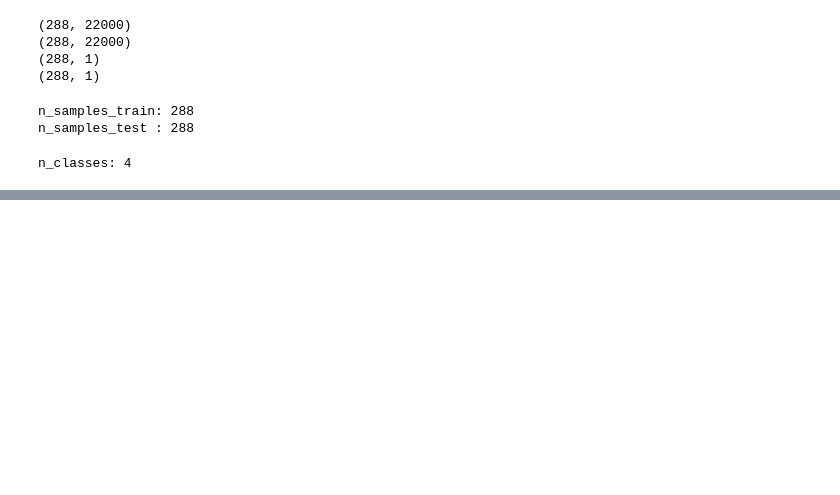
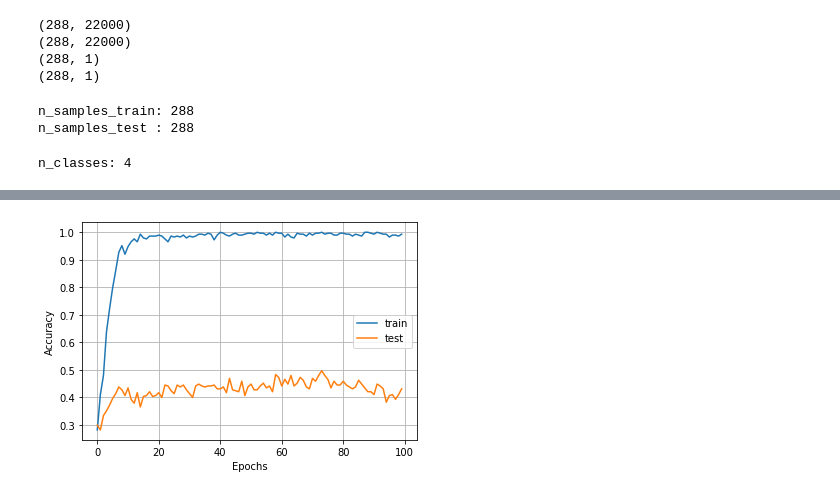
Before and after one commit to EdgarMoyete/Deep-Learning-BCI-IV-2a, a Jupyter notebook: RAW/CNN-1D.ipynb, the cells around one changed output, grey strips where cells are left out. Cells and saved outputs as stored; diff of their text form; code cells hidden in the pictures; blank space fills up the shorter version.

```diff
--- a/RAW/CNN-1D.ipynb
+++ b/RAW/CNN-1D.ipynb
@@ -13,8 +28,8 @@ from sklearn.metrics import cohen_kappa_score, confusion_matrix, classification_
 # %%
-x_train = pd.read_csv("MI-EEG-A01T.csv", header=None)
-x_test = pd.read_csv("MI-EEG-A01E.csv", header=None)
-y_train = pd.read_csv("EtiquetasA01T.csv", header=None)
-y_test = pd.read_csv("EtiquetasA01E.csv", header=None)
+x_train = pd.read_csv("/content/drive/My Drive/BCI-IV-2a/RAW/MI-EEG-A09T.csv", header=None)
+x_test = pd.read_csv("/content/drive/My Drive/BCI-IV-2a/RAW/MI-EEG-A09E.csv", header=None)
+y_train = pd.read_csv("/content/drive/My Drive/BCI-IV-2a/RAW/EtiquetasA09T.csv", header=None)
+y_test = pd.read_csv("/content/drive/My Drive/BCI-IV-2a/RAW/EtiquetasA09E.csv", header=None)
 # %%
 print(x_train.shape)
 print(x_test.shape)
@@ -52,8 +67,8 @@ y_train = le.transform(y_train)
 y_test = le.transform(y_test)
 # %%
 #convertir de 2D a 3D
-x_train = x_train.reshape((n_samples_train, 1000, 22))
-x_test = x_test.reshape((n_samples_test, 1000, 22))
+x_train = x_train.reshape((n_samples_train, 22, 1000))
+x_test = x_test.reshape((n_samples_test, 22, 1000))
 
 print(x_train.shape)
 print(x_test.shape)
@@ -72,0 +78,6 @@ model.add(Dense(n_classes, activation='softmax'))
+# %%
+x_train = np.transpose(x_train, (0,2,1))
+x_test = np.transpose(x_test, (0,2,1))
+
+print(x_train.shape)
+print(x_test.shape)
@@ -72,0 +87,65 @@ model.add(Dense(n_classes, activation='softmax'))
+# %%
+array_test_loss = []
+array_test_acc = []
+array_kappa = []
+array_precision = []
+array_recall = []
+array_f1 = []
+for i in range(10):
+    print("Iteration:", i+1);
+
+    model = Sequential()
+    model.add(Conv1D(16,7, activation='relu', input_shape=(1000,22)))
+    model.add(MaxPool1D(2))
+    model.add(Conv1D(32,7, activation='relu'))
+    model.add(MaxPool1D(2))
+    model.add(Flatten())
+    model.add(Dense(128, activation='relu'))
+    model.add(Dropout(0.5))
+    model.add(Dense(n_classes, activation='softmax'))
+
+    model.compile(optimizer='adam',
+              loss='sparse_categorical_crossentropy',
+              metrics=['accuracy'])
+    history = model.fit(x_train, y_train, epochs=100, batch_size=18, validation_data=(x_test, y_test), verbose=0)
+    test_loss, test_acc = model.evaluate(x_test, y_test)
+    array_test_loss.append(test_loss)
+    array_test_acc.append(test_acc)
+
+    probabilidades = model.predict(x_test)
+    y_pred = np.argmax(probabilidades, 1) #1=fila
+    kappa = cohen_kappa_score(y_test, y_pred)
+    print("kappa: ", kappa)
+    array_kappa.append(kappa)
+    matriz_confusion = confusion_matrix(y_test, y_pred)
+    print("confusion matrix:\n", matriz_confusion)
+    metricas = precision_recall_fscore_support(y_test, y_pred, average='macro')
+    print(metricas)
+    array_precision.append(metricas[0])
+    array_recall.append(metricas[1])
+    array_f1.append(metricas[2])
+
+    plt.plot(history.history['acc'])
+    plt.plot(history.history['val_acc'])
+    plt.grid()
+    plt.xlabel('Epochs')
+    plt.ylabel('Accuracy')
+    plt.legend(['train', 'test'])
+    plt.show()
+    plt.plot(history.history['loss'])
+    plt.plot(history.history['val_loss'])
+    plt.grid()
+    plt.xlabel('Epochs')
+    plt.ylabel('Cross-Entropy')
+    plt.legend(['train', 'test'])
+    plt.show()
+
+print()
+print("Resultados:")
+print("loss:", array_test_loss)
+print("accuracy:", array_test_acc)
+print("kappa:", array_kappa)
+print("precision:", array_precision)
+print("recall:", array_recall)
+print("f1:", array_f1)
+# %% [output]
@@ -72,0 +164 @@ model.add(Dense(n_classes, activation='softmax'))
+[figure, added]
```
Also changed, not shown: parts of 19 cells of this notebook, 34 other files.
